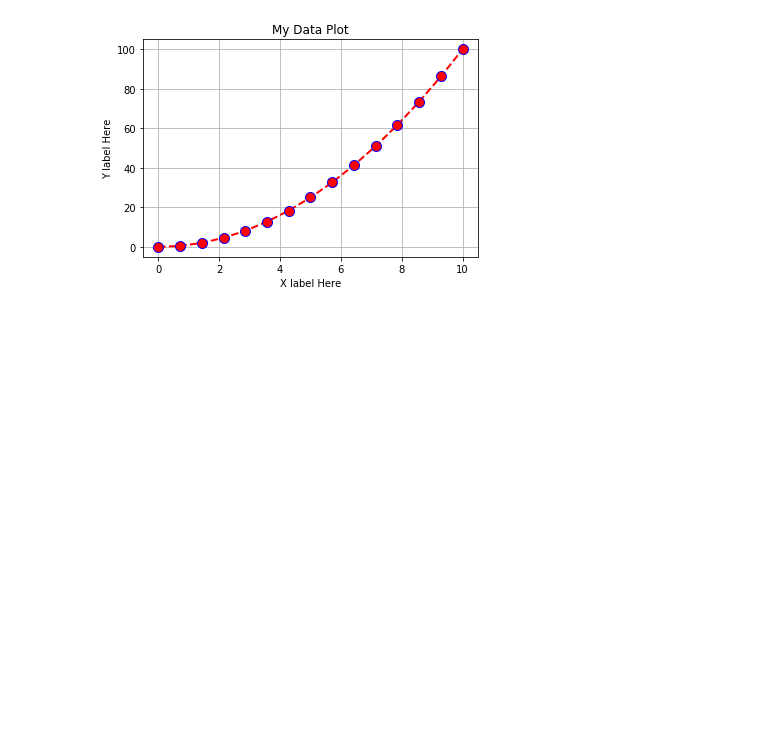
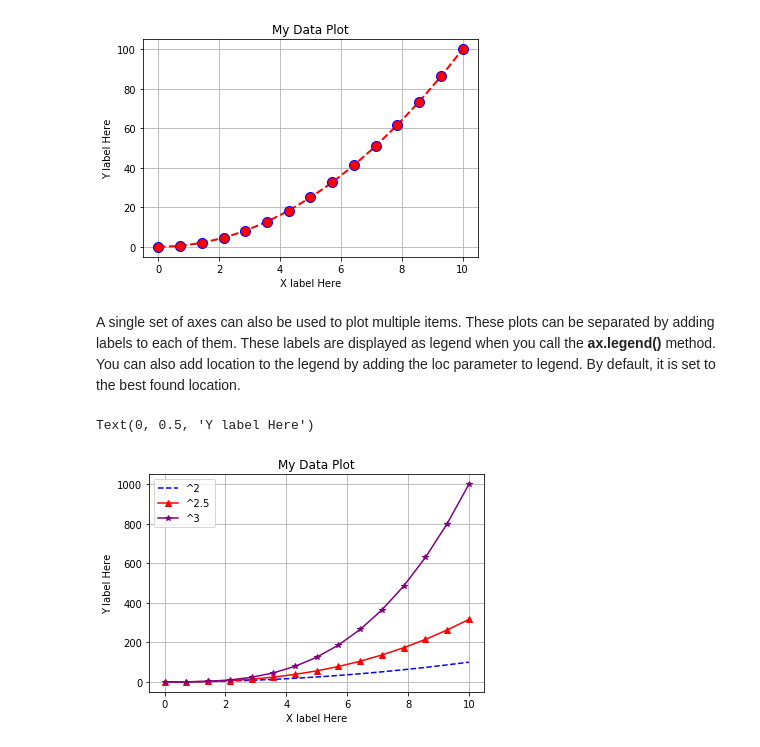
Before and after one commit to ACrazyDeveloper/Quick-Guide-to-matplotlib.pyplot-The-object-oriented-way-, a Jupyter notebook: guide_1.ipynb, the cells around one changed output. Drawn from its saved outputs; the diff is of its cells as text; code cells hidden in the pictures; blank space fills up the shorter version.

```diff
--- a/guide_1.ipynb
+++ b/guide_1.ipynb
@@ -55,3 +55,20 @@ ax.set_ylabel('Y label Here')
 # %% [output]
 Text(0, 0.5, 'Y label Here')
 [figure]
+# %% [markdown]
+A single set of axes can also be used to plot multiple items. These plots can be separated by adding labels to each of them. These labels are displayed as legend when you call the __ax.legend()__ method. You can also add location to the legend by adding the loc parameter to legend. By default, it is set to the best found location.
+# %%
+fig, ax = plt.subplots()
+
+ax.grid()
+ax.plot(x, x**2, 'b--', label='^2')
+ax.plot(x, x**2.5, 'r', marker='^', label='^2.5')
+ax.plot(x, x**3, 'purple', marker='*', label='^3')
+ax.legend()
+
+ax.set_title('My Data Plot')
+ax.set_xlabel('X label Here')
+ax.set_ylabel('Y label Here')
+# %% [output]
+Text(0, 0.5, 'Y label Here')
+[figure, added]
```
Also changed, not shown: parts of 8 cells of this notebook.
